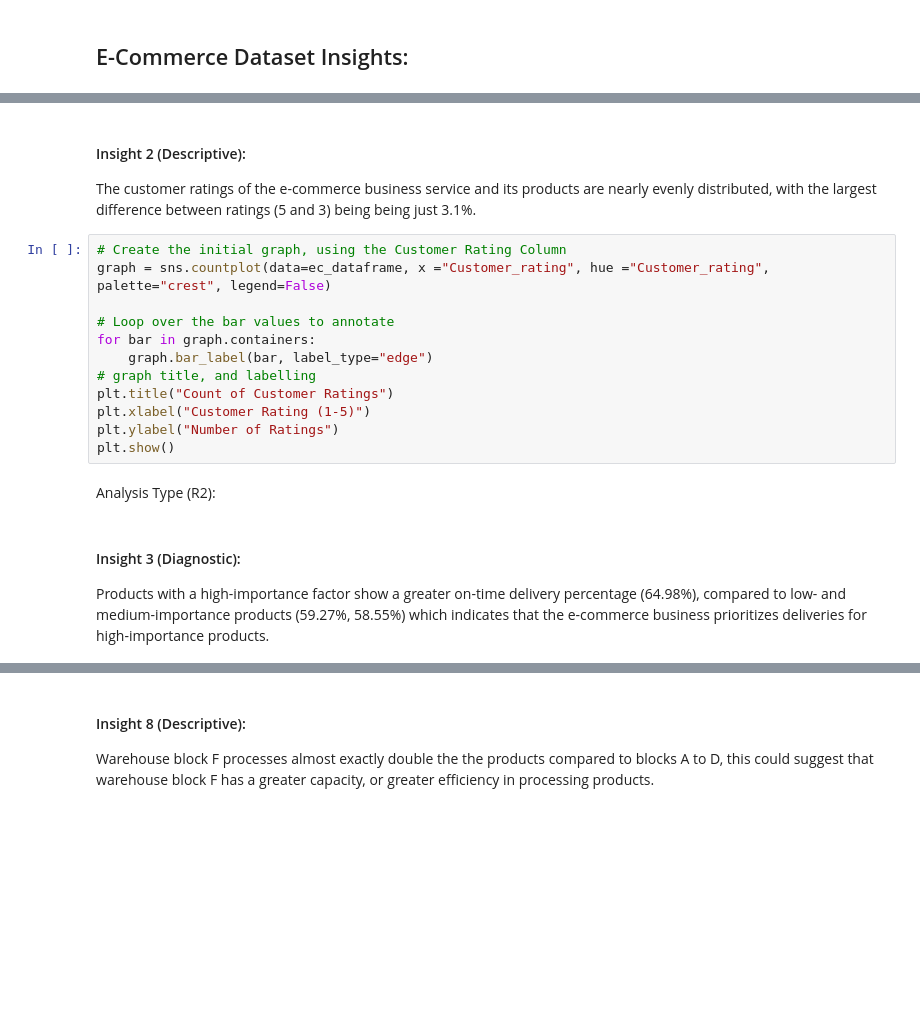
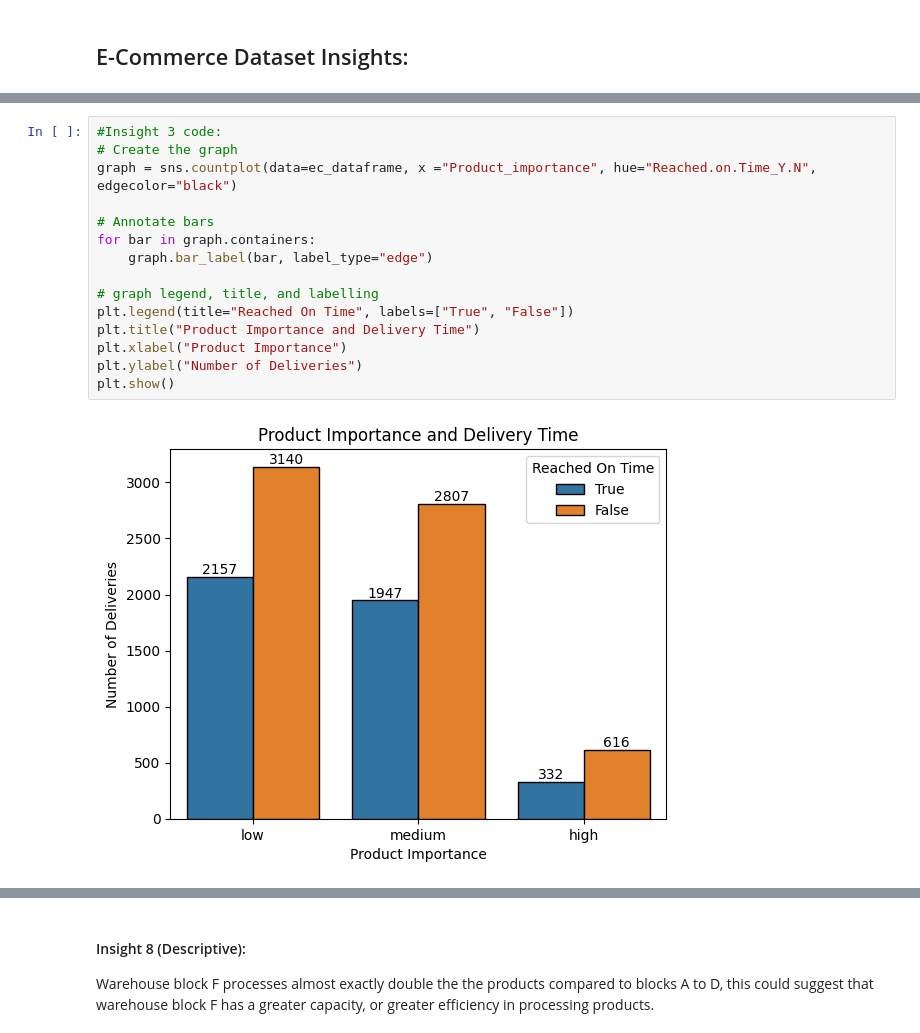
Before and after one commit to CLFrod/Assignment1CSI4142, a Jupyter notebook: Assignment 1 Notebook.ipynb, the cells around one changed output, grey strips where cells are left out. Saved outputs shown, nothing was run; the diff lists cells and outputs as text; blank space fills up the shorter version.

```diff
--- a/Assignment 1 Notebook.ipynb
+++ b/Assignment 1 Notebook.ipynb
@@ -287,22 +367,17 @@ The type of analysis used to arrive to this insight was a Univariate Analysis. S
-# %% [markdown]
-
-<h4>Insight 2 (Descriptive):</h4>
-The customer ratings of the e-commerce business service and its products are nearly evenly distributed, with the largest difference between ratings (5 and 3) being being just 3.1%.
 # %%
-# Create the initial graph, using the Customer Rating Column
-graph = sns.countplot(data=ec_dataframe, x ="Customer_rating", hue ="Customer_rating", palette="crest", legend=False)
+#Insight 3 code:
+# Create the graph
+graph = sns.countplot(data=ec_dataframe, x ="Product_importance", hue="Reached.on.Time_Y.N", edgecolor="black")
 
-# Loop over the bar values to annotate
+# Annotate bars
 for bar in graph.containers:
     graph.bar_label(bar, label_type="edge")
-# graph title, and labelling
-plt.title("Count of Customer Ratings")
-plt.xlabel("Customer Rating (1-5)")
-plt.ylabel("Number of Ratings")
+
+# graph legend, title, and labelling
+plt.legend(title="Reached On Time", labels=["True", "False"])
+plt.title("Product Importance and Delivery Time")
+plt.xlabel("Product Importance")
+plt.ylabel("Number of Deliveries")
 plt.show()
+# %% [output]
+[figure, added]
-# %% [markdown]
-Analysis Type (R2):
-<br>
-# %% [markdown]
-<h4> Insight 3 (Diagnostic): </h4>
-Products with a high-importance factor show a greater on-time delivery percentage (64.98%), compared to low- and medium-importance products (59.27%, 58.55%) which indicates that the e-commerce business prioritizes deliveries for high-importance products.
```
Also changed, not shown: parts of 43 cells of this notebook.
